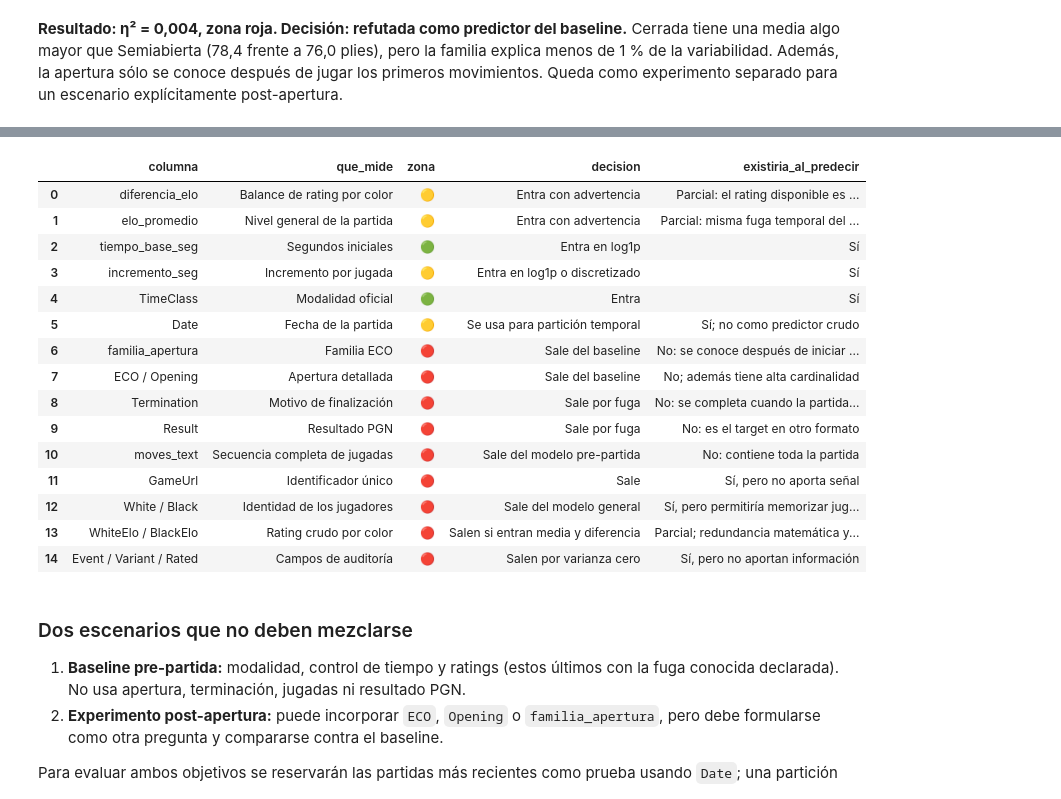
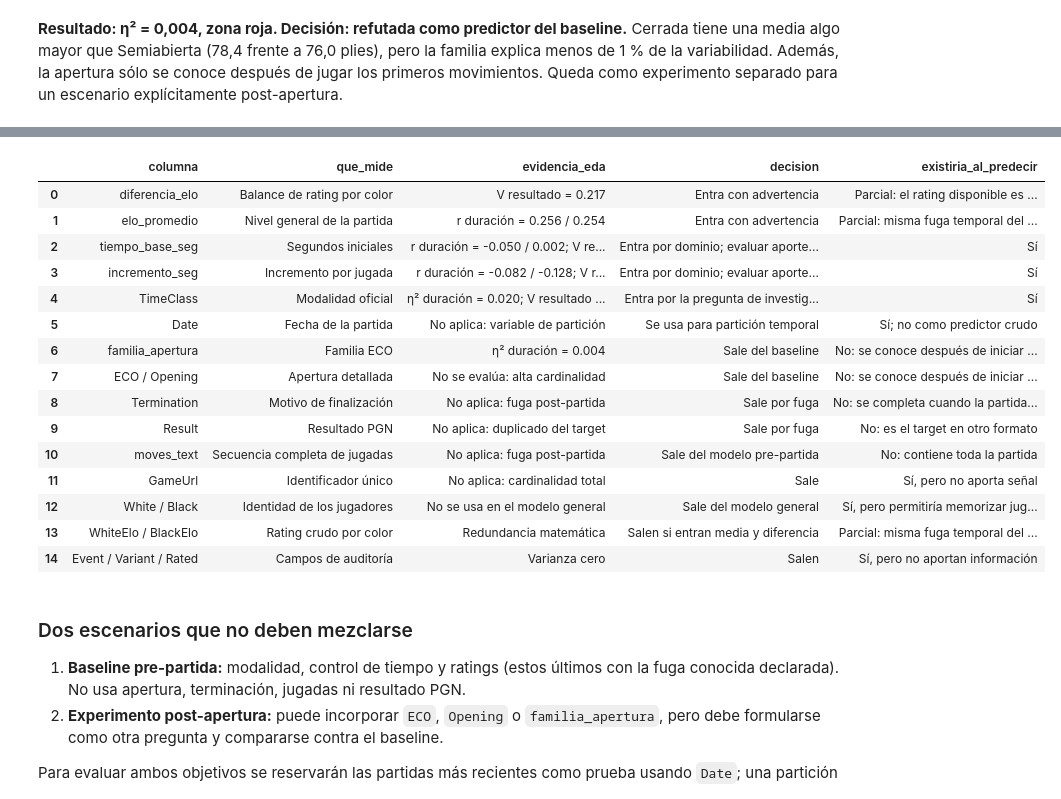
Before and after one commit to BautistaAlosMartorell/chess-outcome-prediction, a Jupyter notebook: notebooks/02_eda_hipotesis.ipynb, the cells around one changed output, grey strips where cells are left out. Drawn from its saved outputs; the diff is of its cells as text; code cells hidden in the pictures.

```diff
--- a/notebooks/02_eda_hipotesis.ipynb
+++ b/notebooks/02_eda_hipotesis.ipynb
@@ -277,6 +277,18 @@ def eta_zone(value: float) -> str:
     return "🟢 verde"
 
 
+def cramers_v(first: pd.Series, second: pd.Series) -> float:
+    """Return Cramér's V for two categorical variables."""
+    contingency = pd.crosstab(first, second).to_numpy(dtype=float)
+    total = contingency.sum()
+    expected = contingency.sum(axis=1, keepdims=True) @ contingency.sum(axis=0, keepdims=True) / total
+    chi_squared = np.divide(
+        (contingency - expected) ** 2, expected, out=np.zeros_like(expected), where=expected > 0
+    ).sum()
+    degrees = min(contingency.shape) - 1
+    return float(np.sqrt(chi_squared / (total * degrees))) if total and degrees else 0.0
+
+
 def correlation_zone(value: float) -> str:
     magnitude = abs(value)
     if magnitude < 0.10:
@@ -472,42 +484,63 @@ La tabla siguiente es el puente hacia la Entrega 3. La pregunta decisiva es si l
 # %%
+target_associations = {
+    "elo_promedio": (
+        df["elo_promedio"].corr(df["cantidad_jugadas"], method="pearson"),
+        df["elo_promedio"].corr(df["cantidad_jugadas"], method="spearman"),
+    ),
+    "tiempo_base_seg": (
+        df["tiempo_base_seg"].astype(float).corr(df["cantidad_jugadas"], method="pearson"),
+        df["tiempo_base_seg"].astype(float).corr(df["cantidad_jugadas"], method="spearman"),
+        cramers_v(df["tiempo_base_seg"], df["resultado"]),
+    ),
+    "incremento_seg": (
+        df["incremento_seg"].astype(float).corr(df["cantidad_jugadas"], method="pearson"),
+        df["incremento_seg"].astype(float).corr(df["cantidad_jugadas"], method="spearman"),
+        cramers_v(df["incremento_seg"], df["resultado"]),
+    ),
+    "TimeClass": (
+        eta_squared(df["cantidad_jugadas"], df["TimeClass"]),
+        cramers_v(df["TimeClass"], df["resultado"]),
+    ),
+}
+
 candidate_columns = pd.DataFrame(
     [
-        ("diferencia_elo", "Balance de rating por color", "🟡", "Entra con advertencia", "Parcial: el rating disponible es posterior a la partida"),
-        ("elo_promedio", "Nivel general de la partida", "🟡", "Entra con advertencia", "Parcial: misma fuga temporal del rating"),
-        ("tiempo_base_seg", "Segundos iniciales", "🟢", "Entra en log1p", "Sí"),
-        ("incremento_seg", "Incremento por jugada", "🟡", "Entra en log1p o discretizado", "Sí"),
-        ("TimeClass", "Modalidad oficial", "🟢", "Entra", "Sí"),
-        ("Date", "Fecha de la partida", "🟡", "Se usa para partición temporal", "Sí; no como predictor crudo"),
-        ("familia_apertura", "Familia ECO", "🔴", "Sale del baseline", "No: se conoce después de iniciar la partida"),
-        ("ECO / Opening", "Apertura detallada", "🔴", "Sale del baseline", "No; además tiene alta cardinalidad"),
-        ("Termination", "Motivo de finalización", "🔴", "Sale por fuga", "No: se completa cuando la partida termina"),
-        ("Result", "Resultado PGN", "🔴", "Sale por fuga", "No: es el target en otro formato"),
-        ("moves_text", "Secuencia completa de jugadas", "🔴", "Sale del modelo pre-partida", "No: contiene toda la partida"),
-        ("GameUrl", "Identificador único", "🔴", "Sale", "Sí, pero no aporta señal"),
-        ("White / Black", "Identidad de los jugadores", "🔴", "Sale del modelo general", "Sí, pero permitiría memorizar jugadores"),
-        ("WhiteElo / BlackElo", "Rating crudo por color", "🔴", "Salen si entran media y diferencia", "Parcial; redundancia matemática y fuga temporal"),
-        ("Event / Variant / Rated", "Campos de auditoría", "🔴", "Salen por varianza cero", "Sí, pero no aportan información"),
+        ("diferencia_elo", "Balance de rating por color", f"V resultado = {h1_cramers_v:.3f}", "Entra con advertencia", "Parcial: el rating disponible es posterior a la partida"),
+        ("elo_promedio", "Nivel general de la partida", f"r duración = {target_associations['elo_promedio'][0]:.3f} / {target_associations['elo_promedio'][1]:.3f}", "Entra con advertencia", "Parcial: misma fuga temporal del rating"),
+        ("tiempo_base_seg", "Segundos iniciales", f"r duración = {target_associations['tiempo_base_seg'][0]:.3f} / {target_associations['tiempo_base_seg'][1]:.3f}; V resultado = {target_associations['tiempo_base_seg'][2]:.3f}", "Entra por dominio; evaluar aporte incremental", "Sí"),
+        ("incremento_seg", "Incremento por jugada", f"r duración = {target_associations['incremento_seg'][0]:.3f} / {target_associations['incremento_seg'][1]:.3f}; V resultado = {target_associations['incremento_seg'][2]:.3f}", "Entra por dominio; evaluar aporte incremental", "Sí"),
+        ("TimeClass", "Modalidad oficial", f"η² duración = {target_associations['TimeClass'][0]:.3f}; V resultado = {target_associations['TimeClass'][1]:.3f}", "Entra por la pregunta de investigación", "Sí"),
+        ("Date", "Fecha de la partida", "No aplica: variable de partición", "Se usa para partición temporal", "Sí; no como predictor crudo"),
+        ("familia_apertura", "Familia ECO", f"η² duración = {h4_eta:.3f}", "Sale del baseline", "No: se conoce después de iniciar la partida"),
+        ("ECO / Opening", "Apertura detallada", "No se evalúa: alta cardinalidad", "Sale del baseline", "No: se conoce después de iniciar la partida"),
+        ("Termination", "Motivo de finalización", "No aplica: fuga post-partida", "Sale por fuga", "No: se completa cuando la partida termina"),
+        ("Result", "Resultado PGN", "No aplica: duplicado del target", "Sale por fuga", "No: es el target en otro formato"),
+        ("moves_text", "Secuencia completa de jugadas", "No aplica: fuga post-partida", "Sale del modelo pre-partida", "No: contiene toda la partida"),
+        ("GameUrl", "Identificador único", "No aplica: cardinalidad total", "Sale", "Sí, pero no aporta señal"),
+        ("White / Black", "Identidad de los jugadores", "No se usa en el modelo general", "Sale del modelo general", "Sí, pero permitiría memorizar jugadores"),
+        ("WhiteElo / BlackElo", "Rating crudo por color", "Redundancia matemática", "Salen si entran media y diferencia", "Parcial: misma fuga temporal del rating"),
+        ("Event / Variant / Rated", "Campos de auditoría", "Varianza cero", "Salen", "Sí, pero no aportan información"),
     ],
-    columns=["columna", "que_mide", "zona", "decision", "existiria_al_predecir"],
+    columns=["columna", "que_mide", "evidencia_eda", "decision", "existiria_al_predecir"],
 )
 display(candidate_columns)
 # %% [output]
-|  | columna | que_mide | zona | decision | existiria_al_predecir |
-| 0 | diferencia_elo | Balance de rating por color | 🟡 | Entra con advertencia | Parcial: el rating disponible es ... |
-| 1 | elo_promedio | Nivel general de la partida | 🟡 | Entra con advertencia | Parcial: misma fuga temporal del ... |
-| 2 | tiempo_base_seg | Segundos iniciales | 🟢 | Entra en log1p | Sí |
-| 3 | incremento_seg | Incremento por jugada | 🟡 | Entra en log1p o discretizado | Sí |
-| 4 | TimeClass | Modalidad oficial | 🟢 | Entra | Sí |
-| 5 | Date | Fecha de la partida | 🟡 | Se usa para partición temporal | Sí; no como predictor crudo |
-| 6 | familia_apertura | Familia ECO | 🔴 | Sale del baseline | No: se conoce después de iniciar ... |
-| 7 | ECO / Opening | Apertura detallada | 🔴 | Sale del baseline | No; además tiene alta cardinalidad |
-| 8 | Termination | Motivo de finalización | 🔴 | Sale por fuga | No: se completa cuando la partida... |
-| 9 | Result | Resultado PGN | 🔴 | Sale por fuga | No: es el target en otro formato |
-| 10 | moves_text | Secuencia completa de jugadas | 🔴 | Sale del modelo pre-partida | No: contiene toda la partida |
-| 11 | GameUrl | Identificador único | 🔴 | Sale | Sí, pero no aporta señal |
-| 12 | White / Black | Identidad de los jugadores | 🔴 | Sale del modelo general | Sí, pero permitiría memorizar jug... |
-| 13 | WhiteElo / BlackElo | Rating crudo por color | 🔴 | Salen si entran media y diferencia | Parcial; redundancia matemática y... |
-| 14 | Event / Variant / Rated | Campos de auditoría | 🔴 | Salen por varianza cero | Sí, pero no aportan información |
+|  | columna | que_mide | evidencia_eda | decision | existiria_al_predecir |
+| 0 | diferencia_elo | Balance de rating por color | V resultado = 0.217 | Entra con advertencia | Parcial: el rating disponible es ... |
+| 1 | elo_promedio | Nivel general de la partida | r duración = 0.256 / 0.254 | Entra con advertencia | Parcial: misma fuga temporal del ... |
+| 2 | tiempo_base_seg | Segundos iniciales | r duración = -0.050 / 0.002; V re... | Entra por dominio; evaluar aporte... | Sí |
+| 3 | incremento_seg | Incremento por jugada | r duración = -0.082 / -0.128; V r... | Entra por dominio; evaluar aporte... | Sí |
+| 4 | TimeClass | Modalidad oficial | η² duración = 0.020; V resultado ... | Entra por la pregunta de investig... | Sí |
+| 5 | Date | Fecha de la partida | No aplica: variable de partición | Se usa para partición temporal | Sí; no como predictor crudo |
+| 6 | familia_apertura | Familia ECO | η² duración = 0.004 | Sale del baseline | No: se conoce después de iniciar ... |
+| 7 | ECO / Opening | Apertura detallada | No se evalúa: alta cardinalidad | Sale del baseline | No: se conoce después de iniciar ... |
+| 8 | Termination | Motivo de finalización | No aplica: fuga post-partida | Sale por fuga | No: se completa cuando la partida... |
+| 9 | Result | Resultado PGN | No aplica: duplicado del target | Sale por fuga | No: es el target en otro formato |
+| 10 | moves_text | Secuencia completa de jugadas | No aplica: fuga post-partida | Sale del modelo pre-partida | No: contiene toda la partida |
+| 11 | GameUrl | Identificador único | No aplica: cardinalidad total | Sale | Sí, pero no aporta señal |
+| 12 | White / Black | Identidad de los jugadores | No se usa en el modelo general | Sale del modelo general | Sí, pero permitiría memorizar jug... |
+| 13 | WhiteElo / BlackElo | Rating crudo por color | Redundancia matemática | Salen si entran media y diferencia | Parcial: misma fuga temporal del ... |
+| 14 | Event / Variant / Rated | Campos de auditoría | Varianza cero | Salen | Sí, pero no aportan información |
 # %% [markdown]
 ### Dos escenarios que no deben mezclarse
 
```
Also changed, not shown: parts of 7 cells of this notebook, 4 other files.
